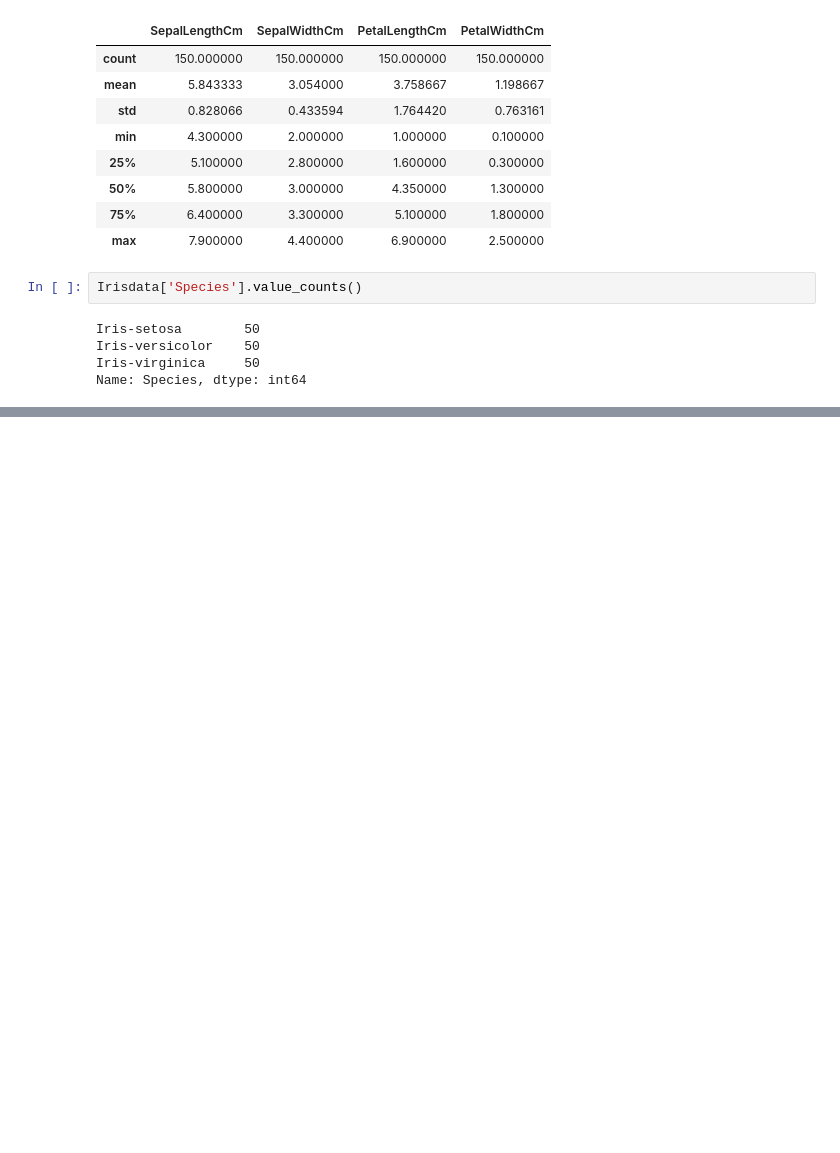
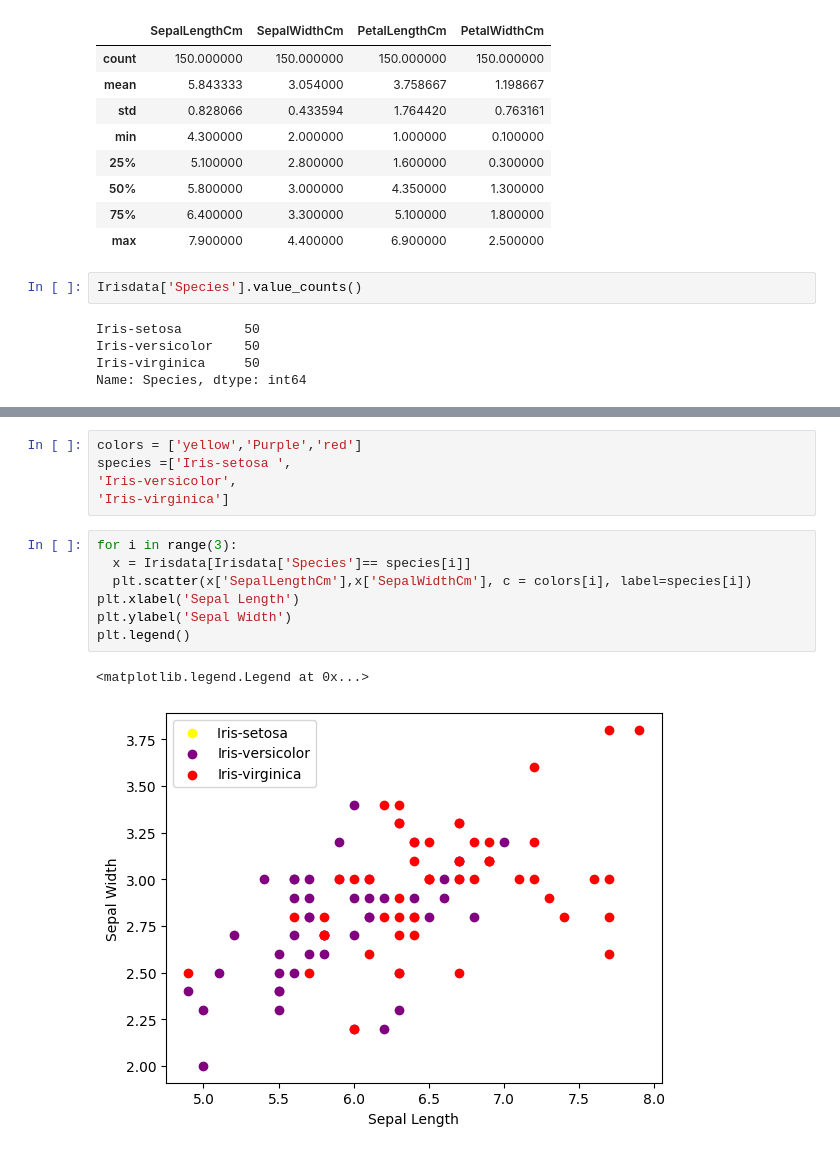
Before and after one commit to theshadow1604/IRIS, a Jupyter notebook: IRIS.ipynb, the cells around one changed output, grey strips where cells are left out. Saved outputs shown, nothing was run; the diff lists cells and outputs as text; blank space fills up the shorter version.

```diff
--- a/IRIS.ipynb
+++ b/IRIS.ipynb
@@ -46,0 +66,15 @@ Name: Species, dtype: int64
+# %%
+colors = ['yellow','Purple','red']
+species =['Iris-setosa ',
+'Iris-versicolor',
+'Iris-virginica']
+# %%
+for i in range(3):
+  x = Irisdata[Irisdata['Species']== species[i]]
+  plt.scatter(x['SepalLengthCm'],x['SepalWidthCm'], c = colors[i], label=species[i])
+plt.xlabel('Sepal Length')
+plt.ylabel('Sepal Width')
+plt.legend()
+# %% [output]
+<matplotlib.legend.Legend at 0x...>
+[figure, added]
```
Also changed, not shown: parts of 18 cells of this notebook.
